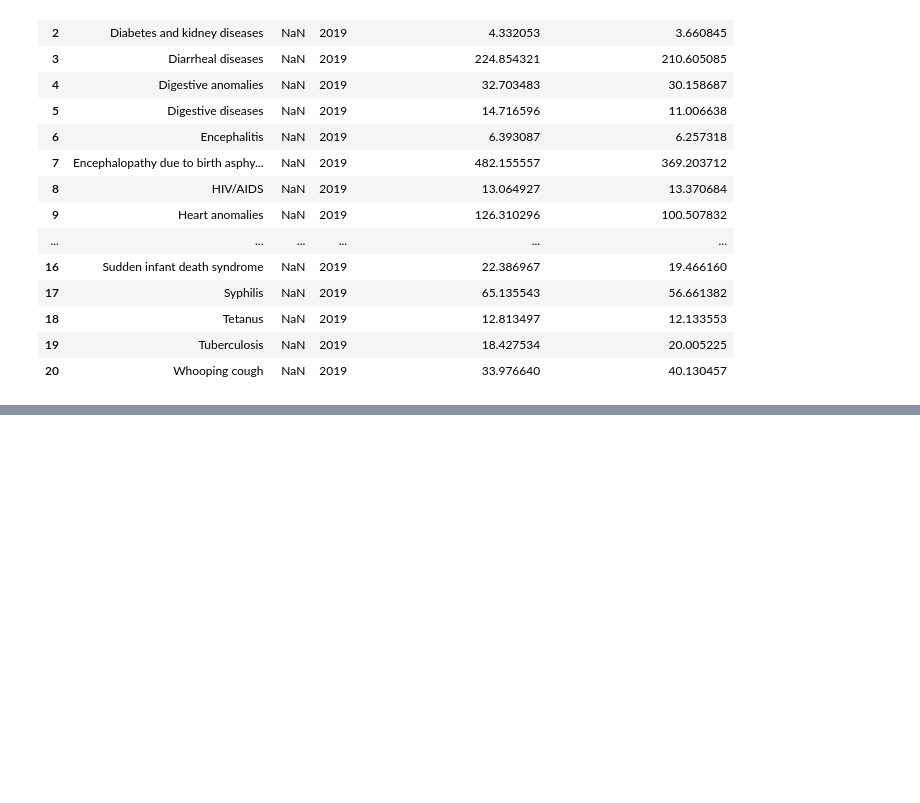
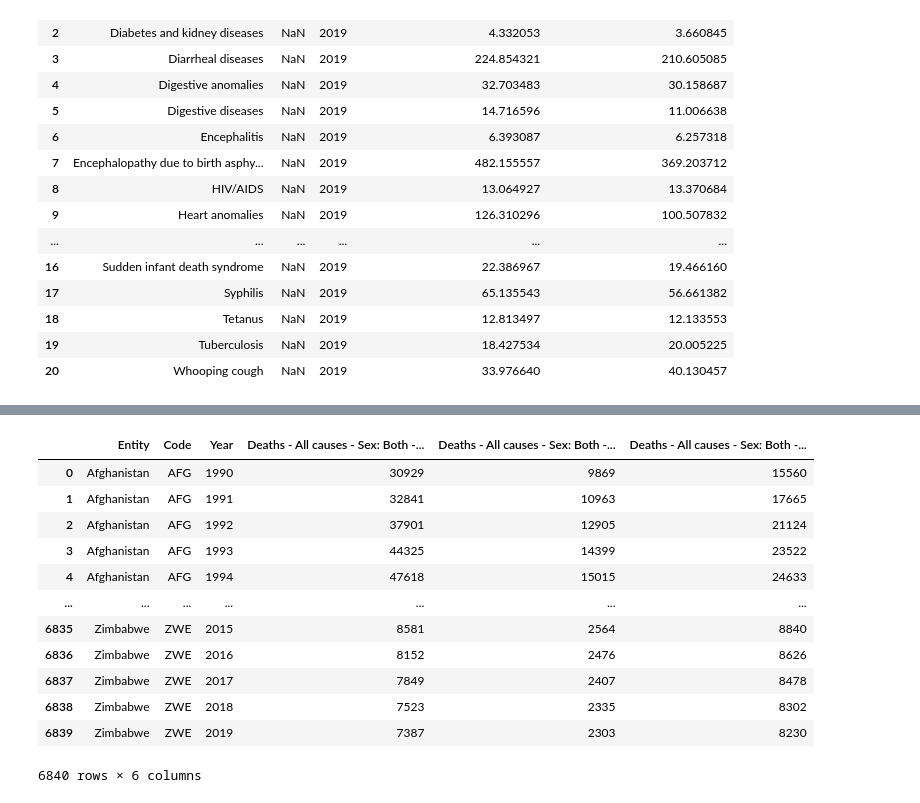
Before and after one commit to ongdisheng/FIT3179, a Jupyter notebook: project2/data/preprocess.ipynb, the cells around one changed output, grey strips where cells are left out. Cells and saved outputs as stored; diff of their text form; code cells hidden in the pictures; blank space fills up the shorter version.

```diff
--- a/project2/data/preprocess.ipynb
+++ b/project2/data/preprocess.ipynb
@@ -293,0 +346,16 @@ butterfly.to_csv('butterfly_chart.csv')
+# %%
+life_stage_2
+# %% [output]
+|  | Entity | Code | Year | Deaths - All causes - Sex: Both -... | Deaths - All causes - Sex: Both -... | Deaths - All causes - Sex: Both -... |
+| 0 | Afghanistan | AFG | 1990 | 30929 | 9869 | 15560 |
+| 1 | Afghanistan | AFG | 1991 | 32841 | 10963 | 17665 |
+| 2 | Afghanistan | AFG | 1992 | 37901 | 12905 | 21124 |
+| 3 | Afghanistan | AFG | 1993 | 44325 | 14399 | 23522 |
+| 4 | Afghanistan | AFG | 1994 | 47618 | 15015 | 24633 |
+| ... | ... | ... | ... | ... | ... | ... |
+| 6835 | Zimbabwe | ZWE | 2015 | 8581 | 2564 | 8840 |
+| 6836 | Zimbabwe | ZWE | 2016 | 8152 | 2476 | 8626 |
+| 6837 | Zimbabwe | ZWE | 2017 | 7849 | 2407 | 8478 |
+| 6838 | Zimbabwe | ZWE | 2018 | 7523 | 2335 | 8302 |
+| 6839 | Zimbabwe | ZWE | 2019 | 7387 | 2303 | 8230 |
+6840 rows × 6 columns
```
Also changed, not shown: parts of 19 cells of this notebook, 3 other files.
